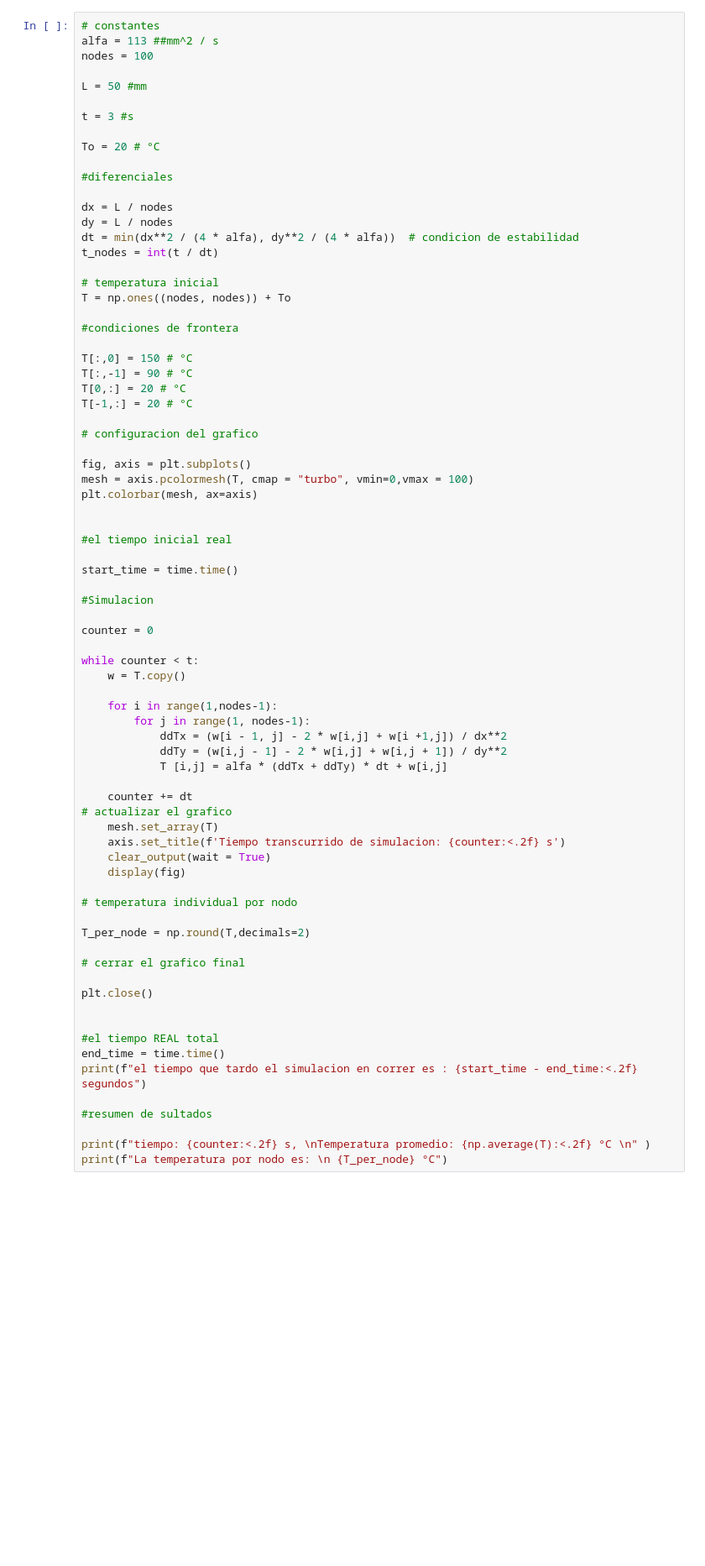
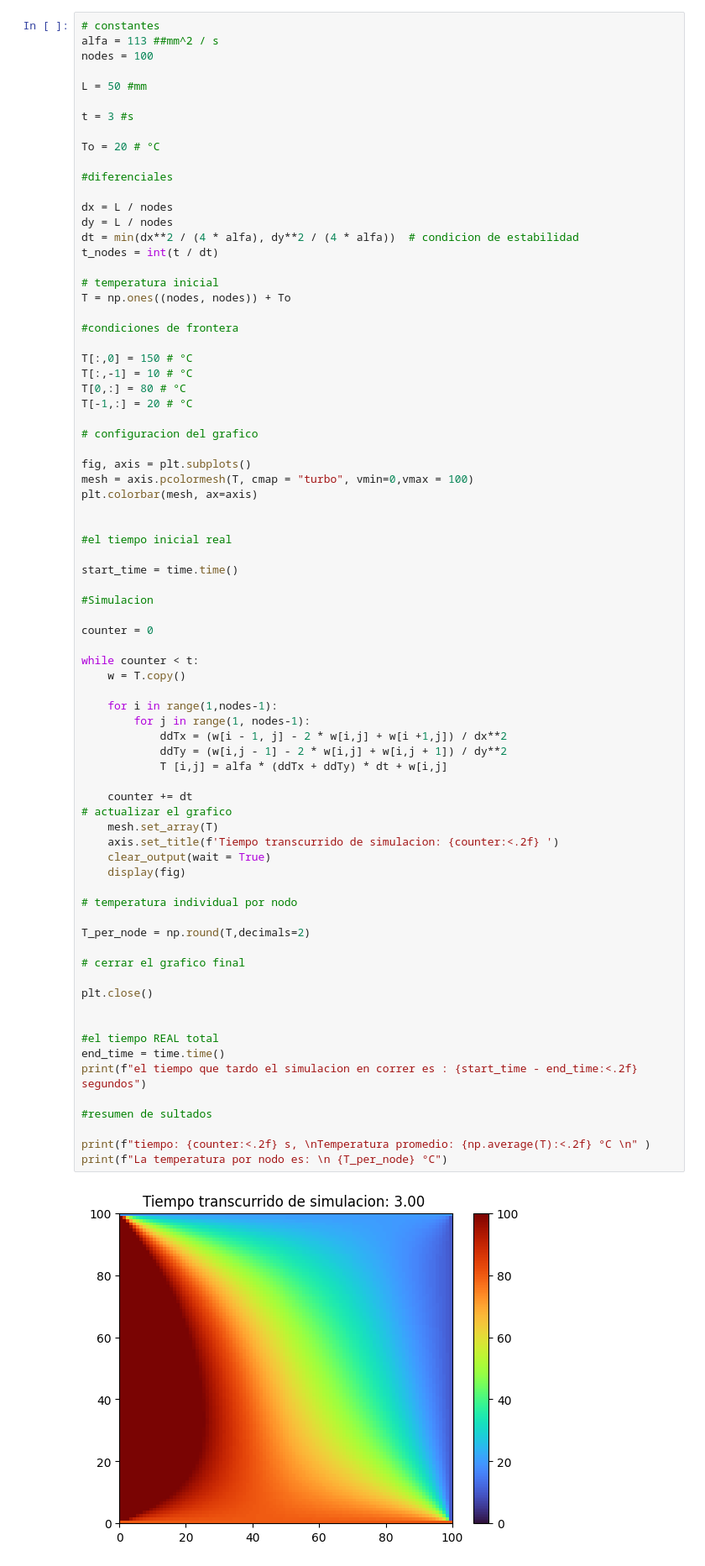
Before and after one commit to Nicolas-Bernal/Ecuaciones-De-Calor-1D-2D, a Jupyter notebook: Modelo_2D.ipynb, the cells around one changed output. Shown at 84% size. Cells and saved outputs as stored; diff of their text form; blank space fills up the shorter version.

```diff
--- a/Modelo_2D.ipynb
+++ b/Modelo_2D.ipynb
@@ -28,8 +28,8 @@ T = np.ones((nodes, nodes)) + To
 #condiciones de frontera
 
 T[:,0] = 150 # °C
-T[:,-1] = 90 # °C
-T[0,:] = 20 # °C
+T[:,-1] = 10 # °C
+T[0,:] = 80 # °C
 T[-1,:] = 20 # °C
 
 # configuracion del grafico
@@ -52,31 +52,33 @@ while counter < t:
 
     for i in range(1,nodes-1):
         for j in range(1, nodes-1):
             ddTx = (w[i - 1, j] - 2 * w[i,j] + w[i +1,j]) / dx**2
             ddTy = (w[i,j - 1] - 2 * w[i,j] + w[i,j + 1]) / dy**2
             T [i,j] = alfa * (ddTx + ddTy) * dt + w[i,j]
 
     counter += dt
 # actualizar el grafico
     mesh.set_array(T)
-    axis.set_title(f'Tiempo transcurrido de simulacion: {counter:<.2f} s')
+    axis.set_title(f'Tiempo transcurrido de simulacion: {counter:<.2f} ')
     clear_output(wait = True)
     display(fig)
 
 # temperatura individual por nodo
 
 T_per_node = np.round(T,decimals=2)
 
 # cerrar el grafico final
 
 plt.close()
 
 
 #el tiempo REAL total
 end_time = time.time()
 print(f"el tiempo que tardo el simulacion en correr es : {start_time - end_time:<.2f} segundos")
 
 #resumen de sultados
 
 print(f"tiempo: {counter:<.2f} s, \nTemperatura promedio: {np.average(T):<.2f} °C \n" )
 print(f"La temperatura por nodo es: \n {T_per_node} °C")
+# %% [output]
+[figure, added]
```
Also changed, not shown: parts of 1 cell of this notebook.
